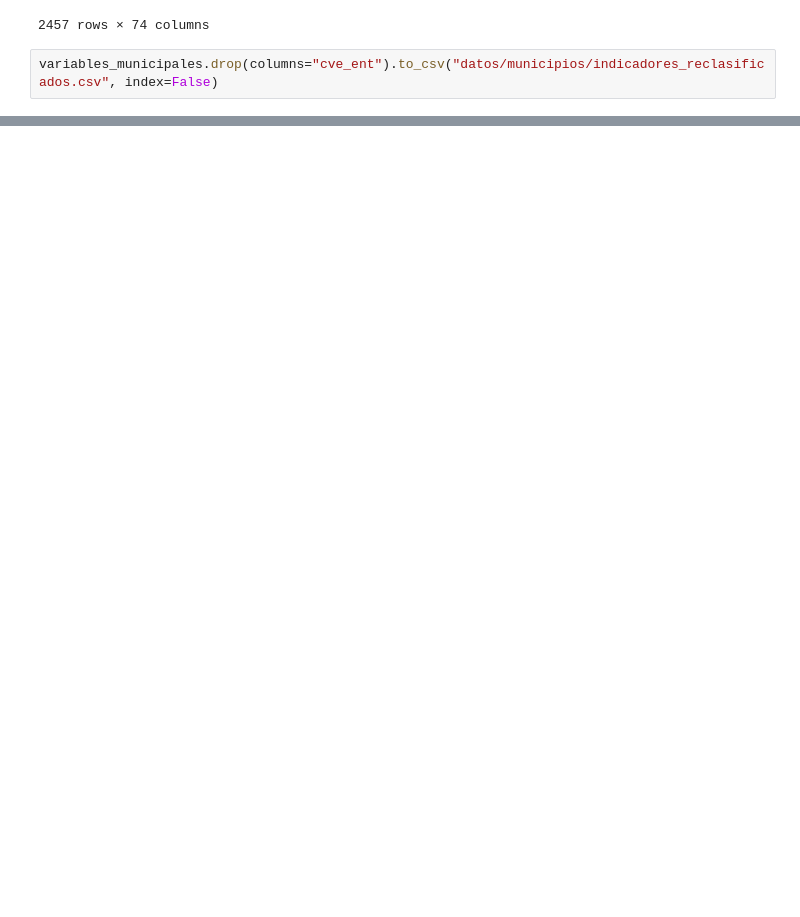
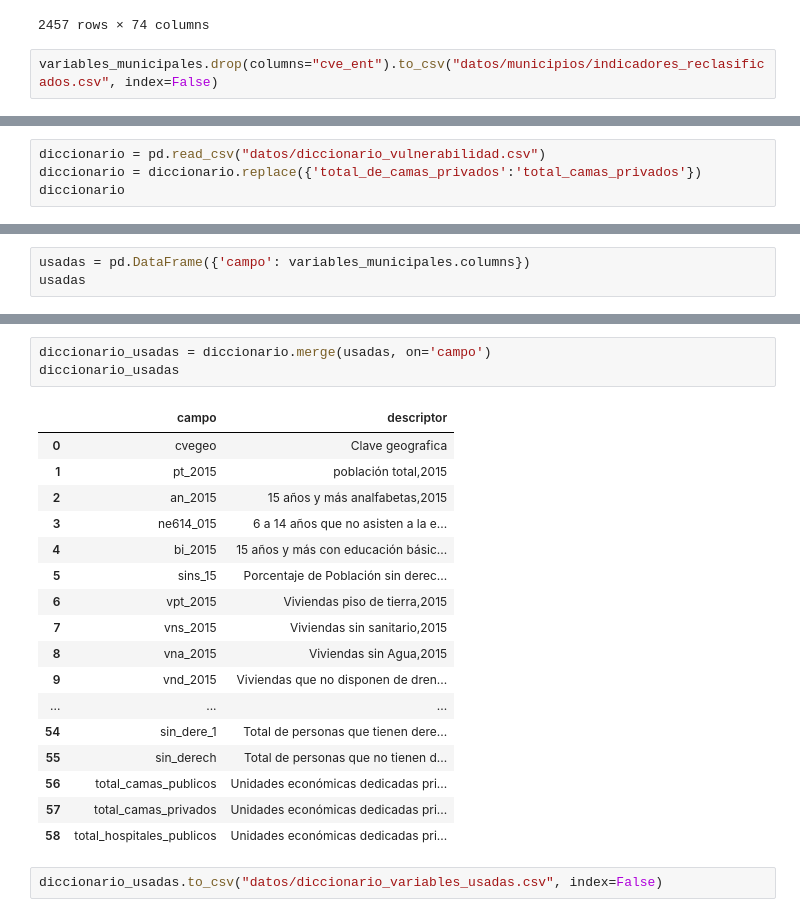
Before and after one commit to rausial/covid19_vulnerabilidad_mex, a Jupyter notebook: 03_nuevos_datos.ipynb, the cells around one changed output, grey strips where cells are left out. Saved outputs shown, nothing was run; the diff lists cells and outputs as text; blank space fills up the shorter version.

```diff
--- a/03_nuevos_datos.ipynb
+++ b/03_nuevos_datos.ipynb
@@ -287,0 +292,4 @@ variables_municipales.drop(columns="cve_ent").to_csv("datos/municipios/indicador
+# %%
+diccionario = pd.read_csv("datos/diccionario_vulnerabilidad.csv")
+diccionario = diccionario.replace({'total_de_camas_privados':'total_camas_privados'})
+diccionario
@@ -287,0 +310,3 @@ variables_municipales.drop(columns="cve_ent").to_csv("datos/municipios/indicador
+# %%
+usadas = pd.DataFrame({'campo': variables_municipales.columns})
+usadas
@@ -287,0 +327,23 @@ variables_municipales.drop(columns="cve_ent").to_csv("datos/municipios/indicador
+# %%
+diccionario_usadas = diccionario.merge(usadas, on='campo')
+diccionario_usadas
+# %% [output]
+|  | campo | descriptor |
+| 0 | cvegeo | Clave geografica |
+| 1 | pt_2015 | población total,2015 |
+| 2 | an_2015 | 15 años y más analfabetas,2015 |
+| 3 | ne614_015 | 6 a 14 años que no asisten a la e... |
+| 4 | bi_2015 | 15 años y más con educación básic... |
+| 5 | sins_15 | Porcentaje de Población sin derec... |
+| 6 | vpt_2015 | Viviendas piso de tierra,2015 |
+| 7 | vns_2015 | Viviendas sin sanitario,2015 |
+| 8 | vna_2015 | Viviendas sin Agua,2015 |
+| 9 | vnd_2015 | Viviendas que no disponen de dren... |
+| ... | ... | ... |
+| 54 | sin_dere_1 | Total de personas que tienen dere... |
+| 55 | sin_derech | Total de personas que no tienen d... |
+| 56 | total_camas_publicos | Unidades económicas dedicadas pri... |
+| 57 | total_camas_privados | Unidades económicas dedicadas pri... |
+| 58 | total_hospitales_publicos | Unidades económicas dedicadas pri... |
+# %%
+diccionario_usadas.to_csv("datos/diccionario_variables_usadas.csv", index=False)
```
Also changed, not shown: parts of 3 cells of this notebook, 2 other files.
